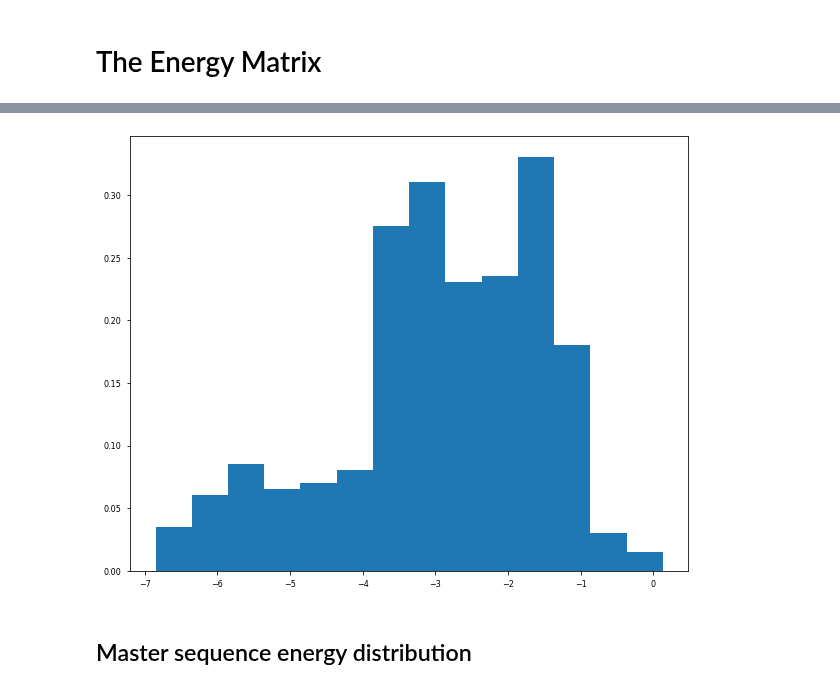
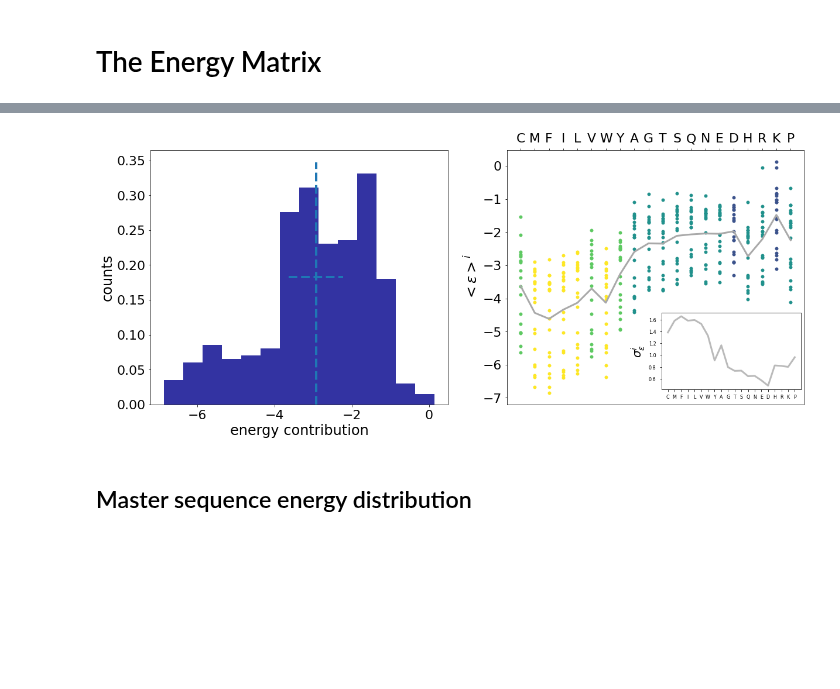
Before and after one commit to betoto008/Affinity_maturation, a Jupyter notebook: Jupyter_Notebooks/0_Shape_Space.ipynb, the cells around one changed output, grey strips where cells are left out. Saved outputs shown, nothing was run; the diff lists cells and outputs as text; code cells hidden in the pictures; blank space fills up the shorter version.

```diff
--- a/Jupyter_Notebooks/0_Shape_Space.ipynb
+++ b/Jupyter_Notebooks/0_Shape_Space.ipynb
@@ -51,10 +48,46 @@ print(M2[13])
-# %%
-fig, ax = plt.subplots(figsize=(10,8))
-linear_M = np.reshape(M2, (20*20,1))
-
-ax.hist(linear_M, density = True, bins = 'auto');
-# %% [output]
-[figure, removed]
+# %%
+fig, ax = plt.subplots(1,2,figsize=(20,8))
+linear_M = np.reshape(M2, (20*20,1))
+mean_M = np.mean(linear_M)
+var_M = np.var(linear_M)
+colors = plt.cm.viridis(np.linspace(0,1,5))
+ax[0].hist(linear_M, density = True, bins = 'auto', color = 'darkblue', alpha = 0.8);
+ax[0].vlines(mean_M, 0, ax[0].get_ylim()[1], linestyle= 'dashed', linewidth = 4)
+ax[0].hlines(ax[0].get_ylim()[1]/2, mean_M - np.sqrt(var_M)/2, mean_M + np.sqrt(var_M)/2, linestyle= 'dashed', linewidth = 4)
+ax[0].set_xlabel('energy contribution', fontsize = 24)
+ax[0].set_ylabel('counts', fontsize = 24)
+ax[0].tick_params(labelsize = 22)
+varians = np.array([])
+means = np.array([])
+for i, column in enumerate(M2_list):
+    var_i = np.var(column)
+    varians = np.append(varians, var_i)
+    mean_i = np.mean(column)
+    means = np.append(means, mean_i)
+    ax[1].scatter(np.ones(20)*i, column, color = colors[int(abs(mean_i))])
+
+ax[1].plot(range(L_alphabet) , means , color = 'darkgrey', alpha = 1, linewidth = 3);
+#ax[1].hist(column, density = True, bins = 'auto', color = 'darkblue', alpha = 0.8);
+ax[1].set_ylabel(r'$<{\epsilon}>^i$', fontsize = 24)
+#ax[1].set_xlabel('aa', fontsize = 24)
+ax[1].xaxis.set_label_position('top')
+ax[1].xaxis.tick_top()
+ax[1].set_xticks(range(20))
+ax[1].set_xticklabels(Alphabet)
+ax[1].tick_params(labelsize = 22)
+
+axin1 = ax[1].inset_axes([.52, 0.06, 0.47, 0.3])
+axin1.plot(range(L_alphabet), varians , color = 'darkgrey', alpha = 0.8, linewidth = 3);
+#axin1.hist(means, density = True, bins = 'auto', color = 'darkblue', alpha = 0.8);
+#axin1.vlines(mean_i, 0, 1, linestyle= 'dashed', linewidth = 4)
+#axin1.hlines(ax[0].get_ylim()[1]/2, mean_i - np.sqrt(var_i), mean_i + np.sqrt(var_i), linestyle= 'dashed', linewidth = 4)
+axin1.set_ylabel(r'$\sigma^i_{\epsilon}$', fontsize = 20)
+#axin1.set_xlabel('aa', fontsize = 24)
+axin1.set_xticks(range(20))
+axin1.set_xticklabels(Alphabet)
+axin1.tick_params(labelsize = 8)
+# %% [output]
+[figure, added]
 # %% [markdown]
 ## Master sequence energy distribution
 # %%
```
Also changed, not shown: parts of 16 cells of this notebook, 3 other files.
